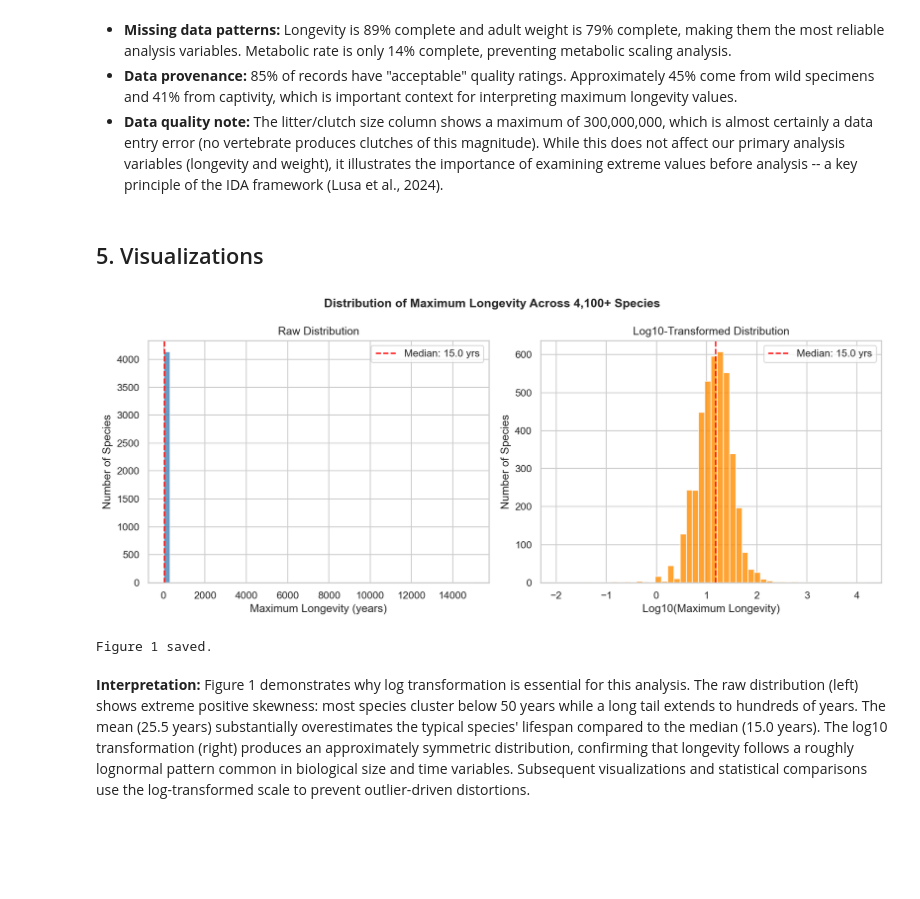
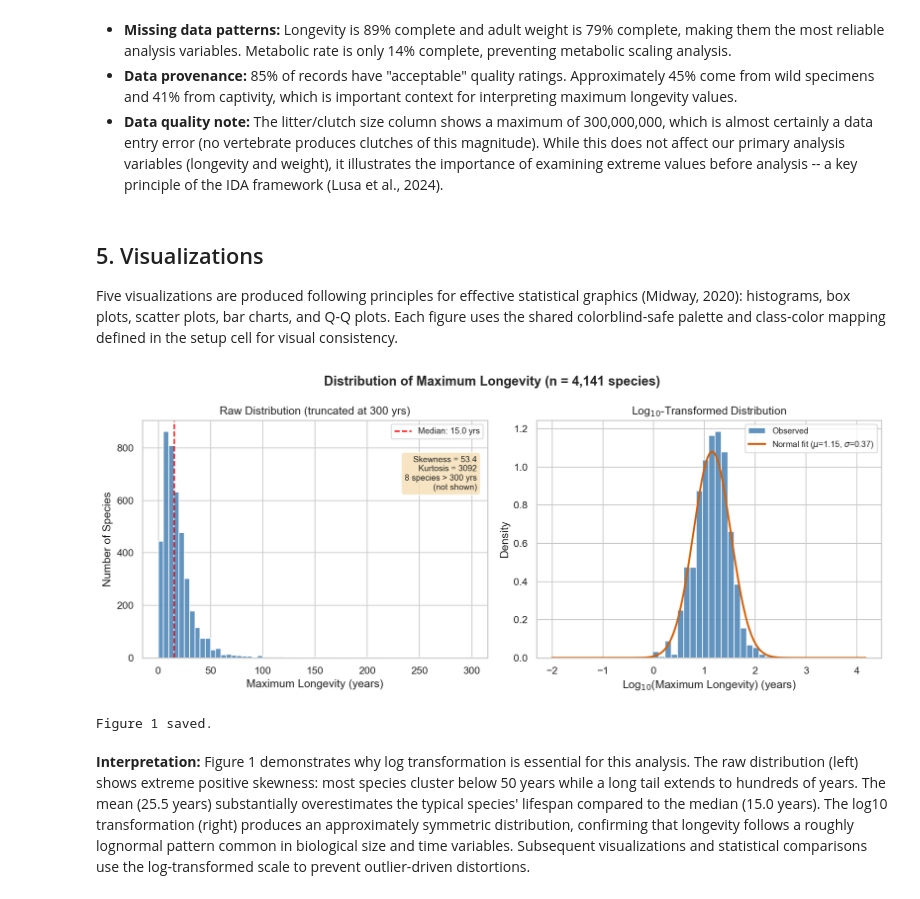
Before and after one commit to trwilcoxson/udacity-nd608-project2-statistics, a Jupyter notebook: analysis.ipynb, the cells around one changed output. Saved outputs shown, nothing was run; the diff lists cells and outputs as text; code cells hidden in the pictures; blank space fills up the shorter version.

```diff
--- a/analysis.ipynb
+++ b/analysis.ipynb
@@ -276,41 +296,61 @@ Longevity by vertebrate class:
   of the IDA framework (Lusa et al., 2024).
 # %% [markdown]
 ## 5. Visualizations
+
+Five visualizations are produced following principles for effective
+statistical graphics (Midway, 2020): histograms, box plots, scatter plots,
+bar charts, and Q-Q plots. Each figure uses the shared colorblind-safe
+palette and class-color mapping defined in the setup cell for visual
+consistency.
 # %%
 # Figure 1: Distribution of Maximum Longevity (raw vs. log-transformed)
-# Side-by-side comparison demonstrates why log transformation is necessary:
-# the raw histogram is dominated by extreme right-tail values.
 fig, axes = plt.subplots(1, 2, figsize=(12, 5))
+BASE_COLOR = 'steelblue'
 
 longevity = df['max_longevity_yrs'].dropna()
+log_long = df['log10_longevity'].dropna()
 
-# Left panel: raw values
-axes[0].hist(longevity, bins=50, color='steelblue', edgecolor='white', alpha=0.8)
-axes[0].set_xlabel('Maximum Longevity (years)')
-axes[0].set_ylabel('Number of Species')
-axes[0].set_title('Raw Distribution')
-axes[0].axvline(longevity.median(), color='red', linestyle='--',
-                label=f'Median: {longevity.median():.1f} yrs')
-axes[0].legend()
+# Left panel: raw values truncated at 300 yrs for readability
+ax = axes[0]
+clipped = longevity[longevity <= 300]
+ax.hist(clipped, bins=60, color=BASE_COLOR, edgecolor='white', alpha=0.85)
+ax.set_xlabel('Maximum Longevity (years)')
+ax.set_ylabel('Number of Species')
+ax.set_title('Raw Distribution (truncated at 300 yrs)')
+ax.axvline(longevity.median(), color='red', linestyle='--', linewidth=1.5,
+           label=f'Median: {longevity.median():.1f} yrs')
+ax.legend(fontsize=9)
+# Annotate skewness and count of excluded outliers
+n_excluded = (longevity > 300).sum()
+ax.text(0.97, 0.85, f'Skewness = {longevity.skew():.1f}\n'
+        f'Kurtosis = {longevity.kurtosis():.0f}\n'
+        f'{n_excluded} species > 300 yrs\n'
+        f'(not shown)',
+        transform=ax.transAxes, ha='right', va='top', fontsize=9,
+        bbox=dict(boxstyle='round,pad=0.4', facecolor='wheat', alpha=0.8))
 
-# Right panel: log10-transformed (reveals bell-shaped pattern)
-log_long = df['log10_longevity'].dropna()
-axes[1].hist(log_long, bins=50, color='darkorange', edgecolor='white', alpha=0.8)
-axes[1].set_xlabel('Log10(Maximum Longevity)')
-axes[1].set_ylabel('Number of Species')
-axes[1].set_title('Log10-Transformed Distribution')
-axes[1].axvline(log_long.median(), color='red', linestyle='--',
-                label=f'Median: {10**log_long.median():.1f} yrs')
-axes[1].legend()
+# Right panel: log10-transformed with normal density overlay
+ax = axes[1]
+ax.hist(log_long, bins=50, color=BASE_COLOR, edgecolor='white', alpha=0.85,
+        density=True, label='Observed')
+# Fitted normal overlay
+mu, sigma = log_long.mean(), log_long.std()
+x_norm = np.linspace(log_long.min(), log_long.max(), 200)
+ax.plot(x_norm, stats.norm.pdf(x_norm, mu, sigma), 'r-', linewidth=2,
+        label=f'Normal fit ($\\mu$={mu:.2f}, $\\sigma$={sigma:.2f})')
+ax.set_xlabel('Log$_{10}$(Maximum Longevity) (years)')
+ax.set_ylabel('Density')
+ax.set_title('Log$_{10}$-Transformed Distribution')
+ax.legend(fontsize=9)
 
-fig.suptitle('Distribution of Maximum Longevity Across 4,100+ Species',
-             fontsize=13, fontweight='bold')
+fig.suptitle(f'Distribution of Maximum Longevity (n = {len(longevity):,} species)',
+             **SUPTITLE_KW)
 plt.tight_layout()
 plt.savefig(f'{FIGURES_DIR}fig1_longevity_distribution.png', bbox_inches='tight')
 plt.show()
 print('Figure 1 saved.')
 # %% [output]
-[figure, old version]
+[figure, new version]
 Figure 1 saved.
 # %% [markdown]
 **Interpretation:** Figure 1 demonstrates why log transformation is essential
```
Also changed, not shown: parts of 13 cells of this notebook, 8 other files.
